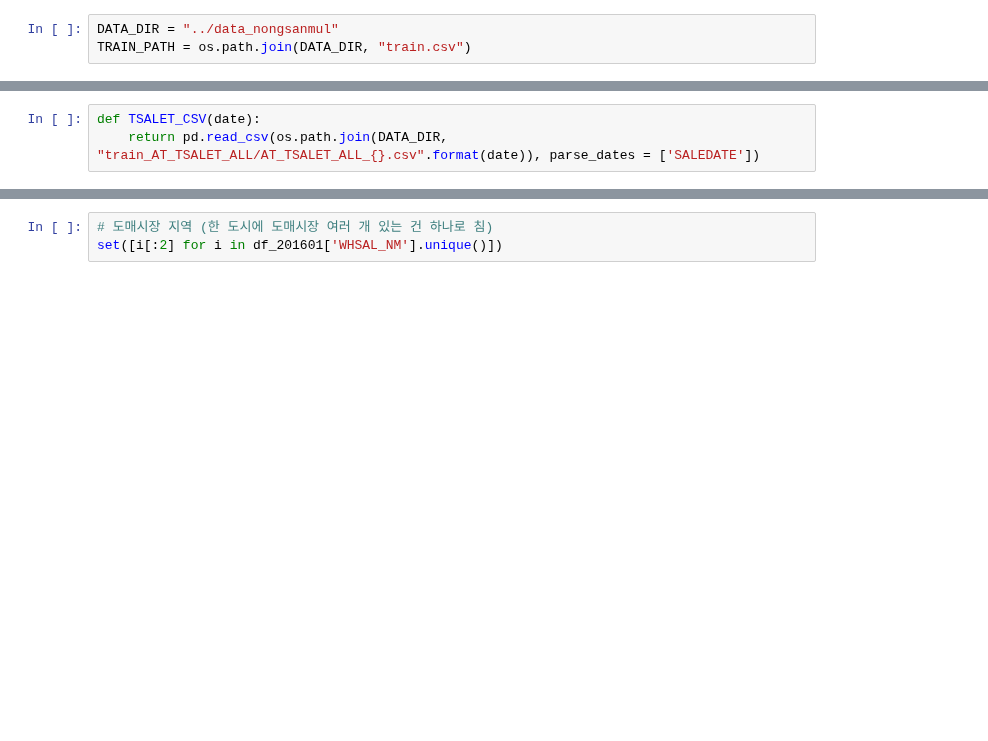
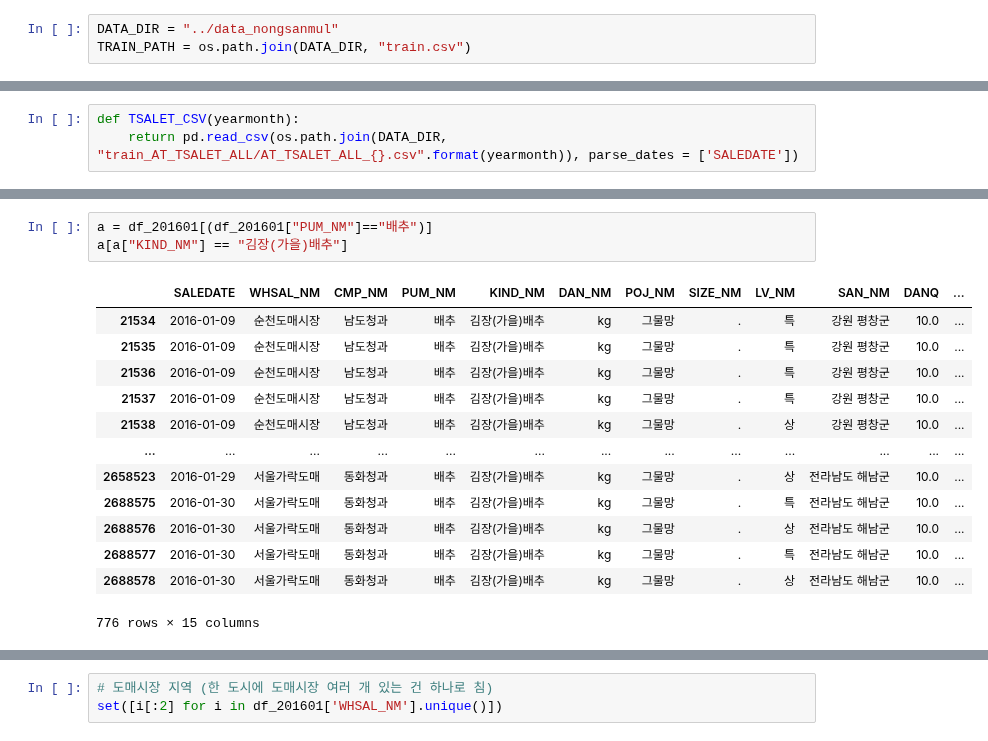
Before and after one commit to yongchoooon/Farm-o-rama, a Jupyter notebook: practice.ipynb, the cells around one changed output, grey strips where cells are left out. Saved outputs shown, nothing was run; the diff lists cells and outputs as text; blank space fills up the shorter version.

```diff
--- a/practice.ipynb
+++ b/practice.ipynb
@@ -51,4 +72,4 @@ TRAIN_PATH = os.path.join(DATA_DIR, "train.csv")
 # %%
-def TSALET_CSV(date):
-    return pd.read_csv(os.path.join(DATA_DIR, "train_AT_TSALET_ALL/AT_TSALET_ALL_{}.csv".format(date)), parse_dates = ['SALEDATE'])
+def TSALET_CSV(yearmonth):
+    return pd.read_csv(os.path.join(DATA_DIR, "train_AT_TSALET_ALL/AT_TSALET_ALL_{}.csv".format(yearmonth)), parse_dates = ['SALEDATE'])
 # %% [markdown]
@@ -72,0 +93,17 @@ df_201601
+# %%
+a = df_201601[(df_201601["PUM_NM"]=="배추")]
+a[a["KIND_NM"] == "김장(가을)배추"]
+# %% [output]
+|  | SALEDATE | WHSAL_NM | CMP_NM | PUM_NM | KIND_NM | DAN_NM | POJ_NM | SIZE_NM | LV_NM | SAN_NM | DANQ | ... |
+| 21534 | 2016-01-09 | 순천도매시장 | 남도청과 | 배추 | 김장(가을)배추 | kg | 그물망 | . | 특 | 강원 평창군 | 10.0 | ... |
+| 21535 | 2016-01-09 | 순천도매시장 | 남도청과 | 배추 | 김장(가을)배추 | kg | 그물망 | . | 특 | 강원 평창군 | 10.0 | ... |
+| 21536 | 2016-01-09 | 순천도매시장 | 남도청과 | 배추 | 김장(가을)배추 | kg | 그물망 | . | 특 | 강원 평창군 | 10.0 | ... |
+| 21537 | 2016-01-09 | 순천도매시장 | 남도청과 | 배추 | 김장(가을)배추 | kg | 그물망 | . | 특 | 강원 평창군 | 10.0 | ... |
+| 21538 | 2016-01-09 | 순천도매시장 | 남도청과 | 배추 | 김장(가을)배추 | kg | 그물망 | . | 상 | 강원 평창군 | 10.0 | ... |
+| ... | ... | ... | ... | ... | ... | ... | ... | ... | ... | ... | ... | ... |
+| 2658523 | 2016-01-29 | 서울가락도매 | 동화청과 | 배추 | 김장(가을)배추 | kg | 그물망 | . | 상 | 전라남도 해남군 | 10.0 | ... |
+| 2688575 | 2016-01-30 | 서울가락도매 | 동화청과 | 배추 | 김장(가을)배추 | kg | 그물망 | . | 특 | 전라남도 해남군 | 10.0 | ... |
+| 2688576 | 2016-01-30 | 서울가락도매 | 동화청과 | 배추 | 김장(가을)배추 | kg | 그물망 | . | 상 | 전라남도 해남군 | 10.0 | ... |
+| 2688577 | 2016-01-30 | 서울가락도매 | 동화청과 | 배추 | 김장(가을)배추 | kg | 그물망 | . | 특 | 전라남도 해남군 | 10.0 | ... |
+| 2688578 | 2016-01-30 | 서울가락도매 | 동화청과 | 배추 | 김장(가을)배추 | kg | 그물망 | . | 상 | 전라남도 해남군 | 10.0 | ... |
+776 rows × 15 columns
```
Also changed, not shown: parts of 22 cells of this notebook.
